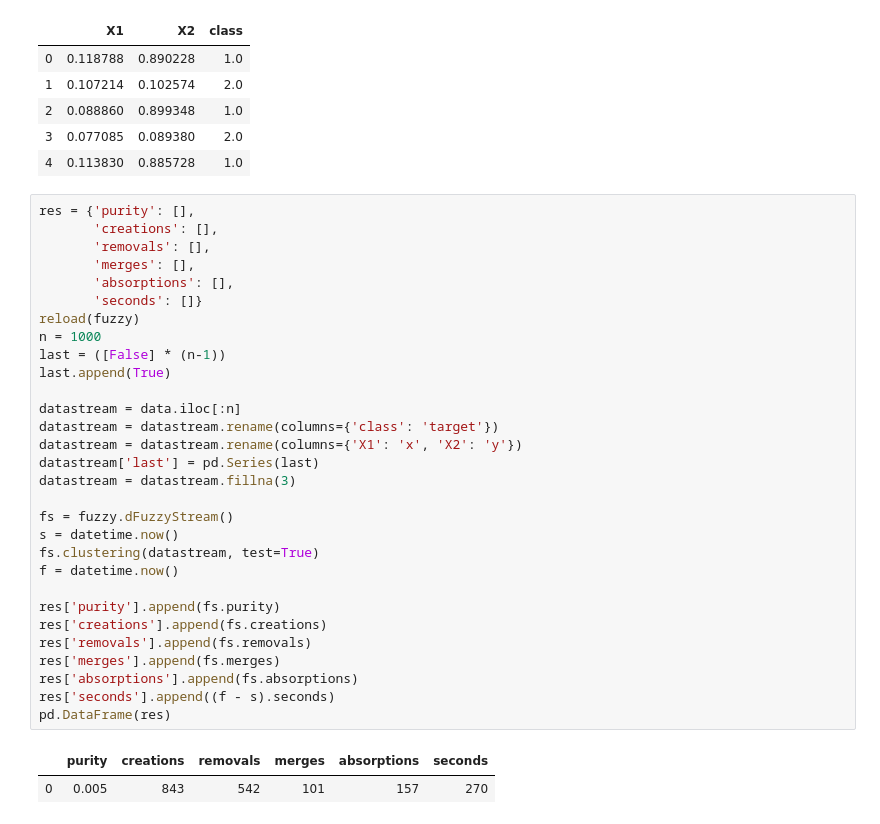
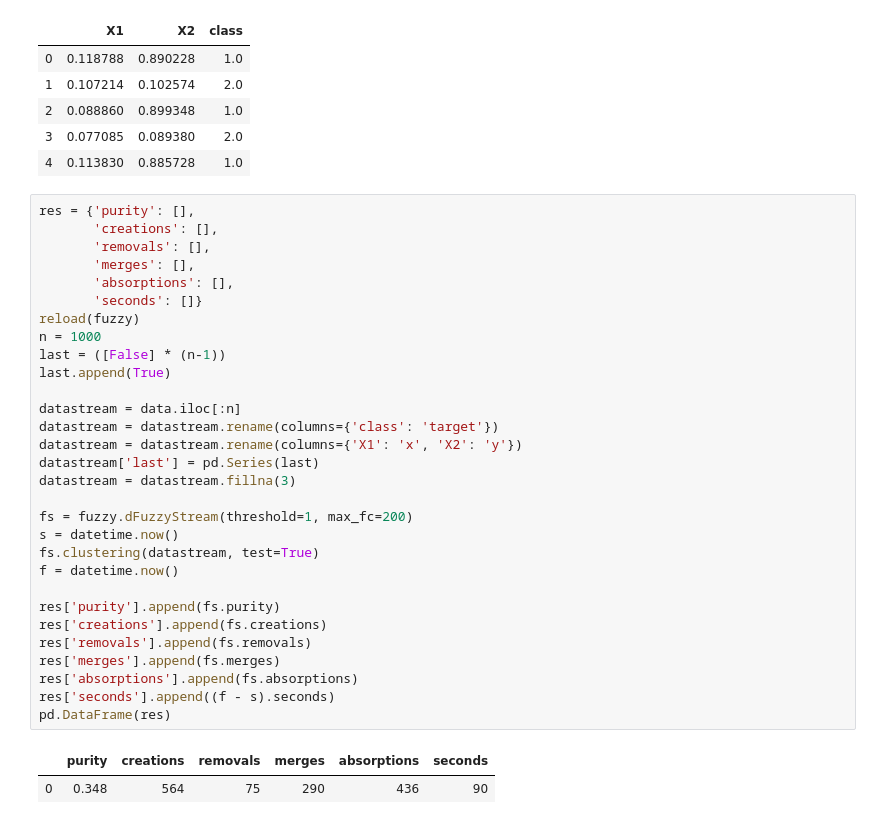
Before and after one commit to vpozdnyakov/d_fuzzstream, a Jupyter notebook: clustering.ipynb, the cells around one changed output. Saved outputs shown, nothing was run; the diff lists cells and outputs as text.

```diff
--- a/clustering.ipynb
+++ b/clustering.ipynb
@@ -20,32 +20,32 @@ data.head()
 res = {'purity': [],
        'creations': [],
        'removals': [],
        'merges': [],
        'absorptions': [],
        'seconds': []}
 reload(fuzzy)
 n = 1000
 last = ([False] * (n-1))
 last.append(True)
 
 datastream = data.iloc[:n]
 datastream = datastream.rename(columns={'class': 'target'})
 datastream = datastream.rename(columns={'X1': 'x', 'X2': 'y'})
 datastream['last'] = pd.Series(last)
 datastream = datastream.fillna(3)
 
-fs = fuzzy.dFuzzyStream()
+fs = fuzzy.dFuzzyStream(threshold=1, max_fc=200)
 s = datetime.now()
 fs.clustering(datastream, test=True)
 f = datetime.now()
 
 res['purity'].append(fs.purity)
 res['creations'].append(fs.creations)
 res['removals'].append(fs.removals)
 res['merges'].append(fs.merges)
 res['absorptions'].append(fs.absorptions)
 res['seconds'].append((f - s).seconds)
 pd.DataFrame(res)
 # %% [output]
 |  | purity | creations | removals | merges | absorptions | seconds |
-| 0 | 0.005 | 843 | 542 | 101 | 157 | 270 |
+| 0 | 0.348 | 564 | 75 | 290 | 436 | 90 |
```
Also changed, not shown: parts of 3 cells of this notebook, 2 other files.
